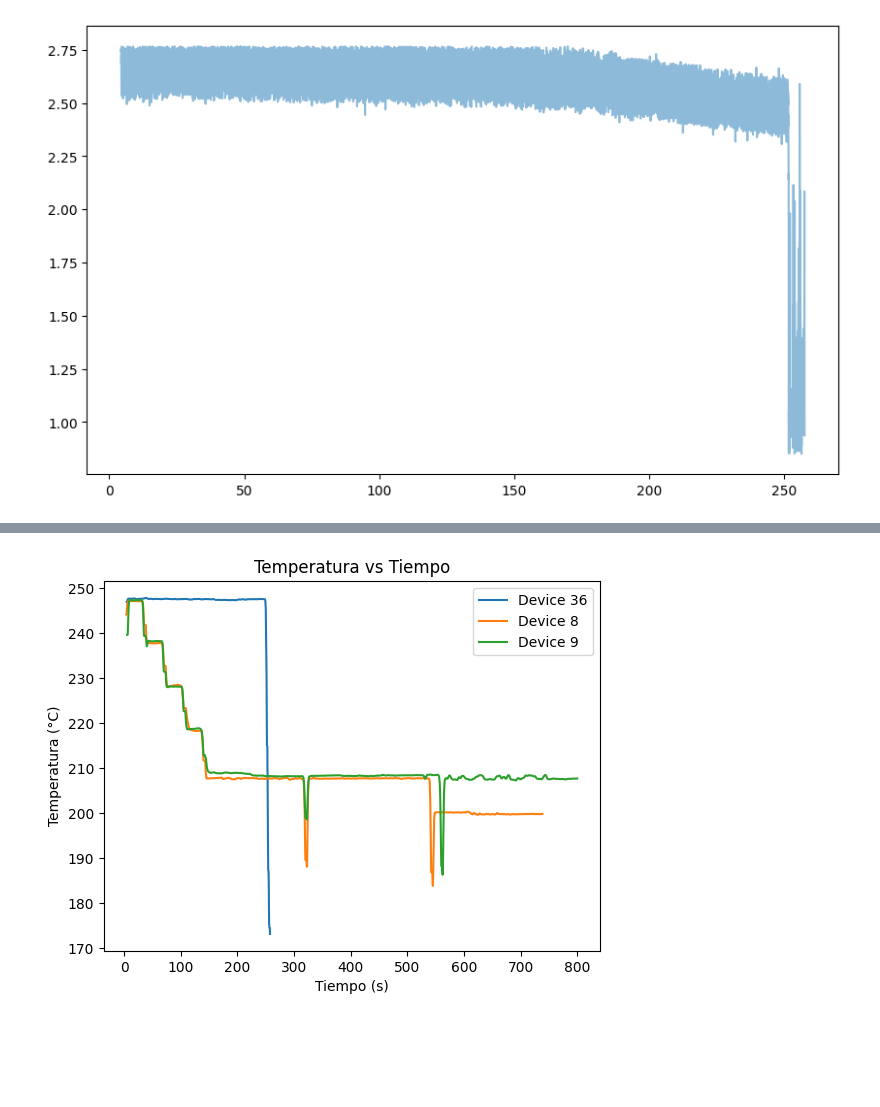
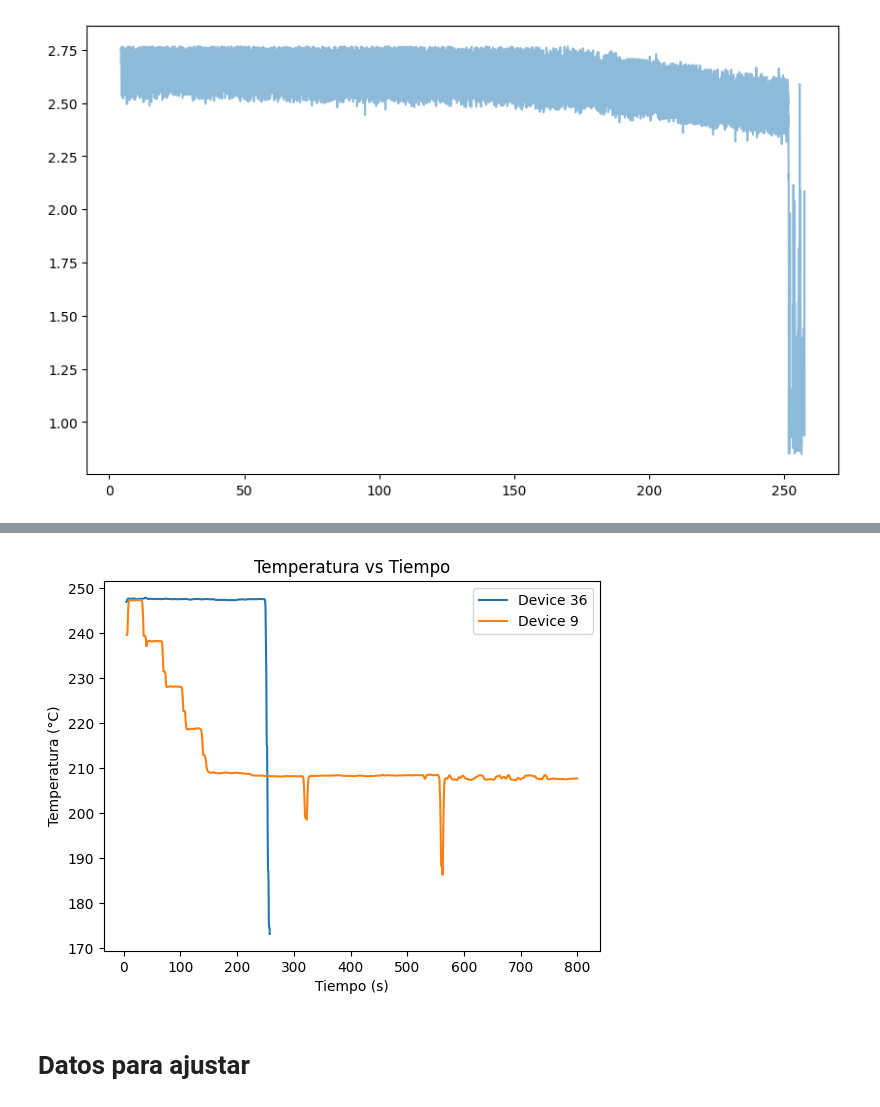
Before and after one commit to JoseUfre/Proyecto-Monitoreo-de-Condicion-2025-1, a Jupyter notebook: Lectura_datos.ipynb, the cells around one changed output, grey strips where cells are left out. Drawn from its saved outputs; the diff is of its cells as text; code cells hidden in the pictures; blank space fills up the shorter version.

```diff
--- a/Lectura_datos.ipynb
+++ b/Lectura_datos.ipynb
@@ -12,7 +15,7 @@ class DataSet:
     def __init__(self, test, run):
         self.test = test
         self.run = run
-        self.path = '../MOSFET_Thermal_Overstress_Aging_v0/Test_{}_run_{}.mat'
+        self.path = 'MOSFET_Thermal_Overstress_Aging_v0/Test_{}_run_{}.mat'
         self.data_set = None
         self.data_set_on = None
         self.initialize()
@@ -172,12 +156,13 @@ plt.show()
 # %%
 plt.plot(df_on_36["time"], gaussian_filter1d(df_on_36["temperature"], sigma = 100), label="Device 36")
-plt.plot(df_on_8["time"], gaussian_filter1d(df_on_8["temperature"], sigma = 100), label="Device 8")
 plt.plot(df_on_9["time"], gaussian_filter1d(df_on_9["temperature"], sigma = 100), label="Device 9")
 #plt.plot(df_on_10["time"], gaussian_filter1d(df_on_10["temperature"], sigma = 100), label="Device 2")
 plt.title("Temperatura vs Tiempo")
 plt.xlabel("Tiempo (s)")
 plt.ylabel("Temperatura (°C)")
 plt.legend()
 plt.show()
 # %% [output]
-[figure, old version]
+[figure, new version]
+# %% [markdown]
+# Datos para ajustar
```
Also changed, not shown: parts of 15 cells of this notebook.
